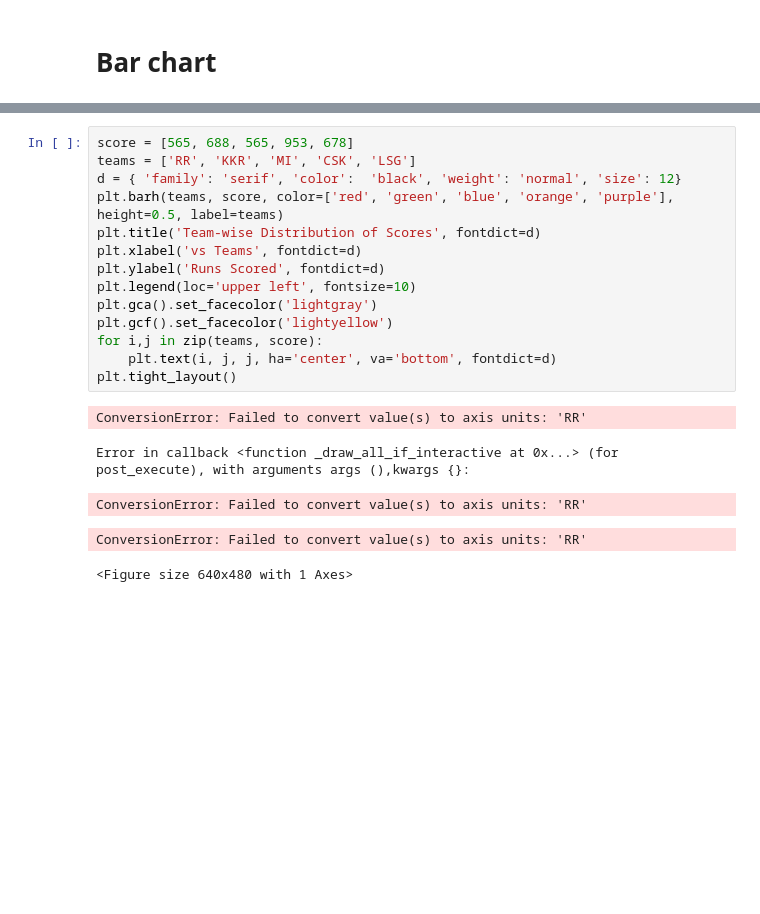
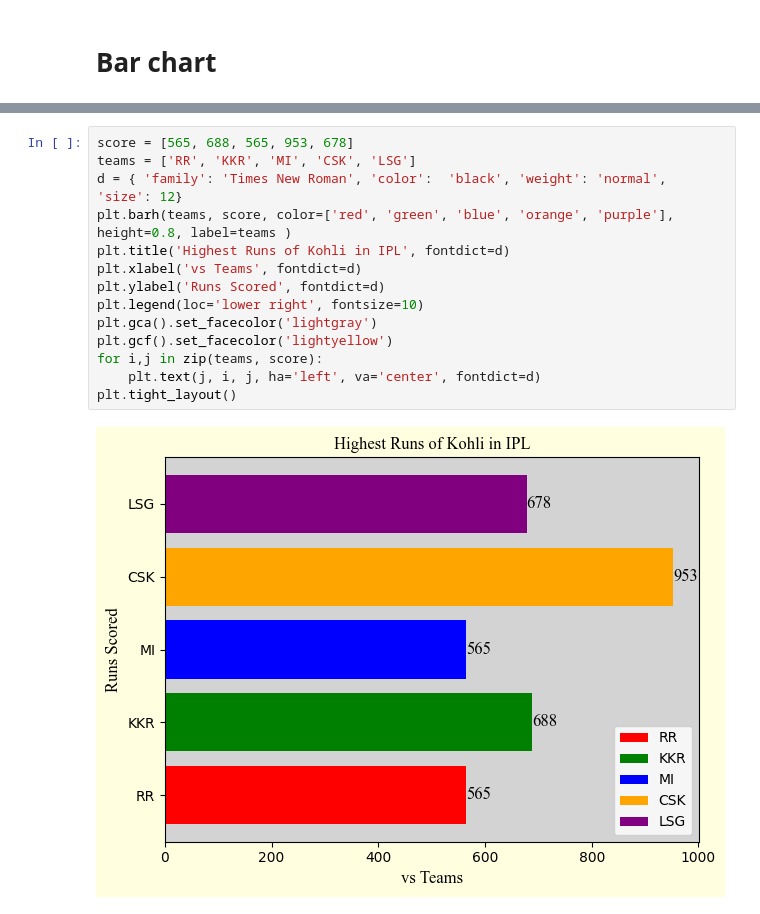
Before and after one commit to sangu0005/data_analysis_workspace, a Jupyter notebook: Maplotlib.ipynb, the cells around one changed output, grey strips where cells are left out. Cells and saved outputs as stored; diff of their text form; blank space fills up the shorter version.

```diff
--- a/Maplotlib.ipynb
+++ b/Maplotlib.ipynb
@@ -157,20 +157,16 @@ plt.tight_layout()
 # %%
 score = [565, 688, 565, 953, 678]
 teams = ['RR', 'KKR', 'MI', 'CSK', 'LSG']
-d = { 'family': 'serif', 'color':  'black', 'weight': 'normal', 'size': 12}
-plt.barh(teams, score, color=['red', 'green', 'blue', 'orange', 'purple'], height=0.5, label=teams)
-plt.title('Team-wise Distribution of Scores', fontdict=d)
+d = { 'family': 'Times New Roman', 'color':  'black', 'weight': 'normal', 'size': 12}
+plt.barh(teams, score, color=['red', 'green', 'blue', 'orange', 'purple'], height=0.8, label=teams )
+plt.title('Highest Runs of Kohli in IPL', fontdict=d)
 plt.xlabel('vs Teams', fontdict=d)
 plt.ylabel('Runs Scored', fontdict=d)
-plt.legend(loc='upper left', fontsize=10)
+plt.legend(loc='lower right', fontsize=10)
 plt.gca().set_facecolor('lightgray')
 plt.gcf().set_facecolor('lightyellow')
 for i,j in zip(teams, score):
-    plt.text(i, j, j, ha='center', va='bottom', fontdict=d)
+    plt.text(j, i, j, ha='left', va='center', fontdict=d)
 plt.tight_layout()
 # %% [output]
-ConversionError: Failed to convert value(s) to axis units: 'RR'
-Error in callback <function _draw_all_if_interactive at 0x...> (for post_execute), with arguments args (),kwargs {}:
-ConversionError: Failed to convert value(s) to axis units: 'RR'
-ConversionError: Failed to convert value(s) to axis units: 'RR'
-<Figure size 640x480 with 1 Axes>
+[figure, added]
```
Also changed, not shown: parts of 1 cell of this notebook.
